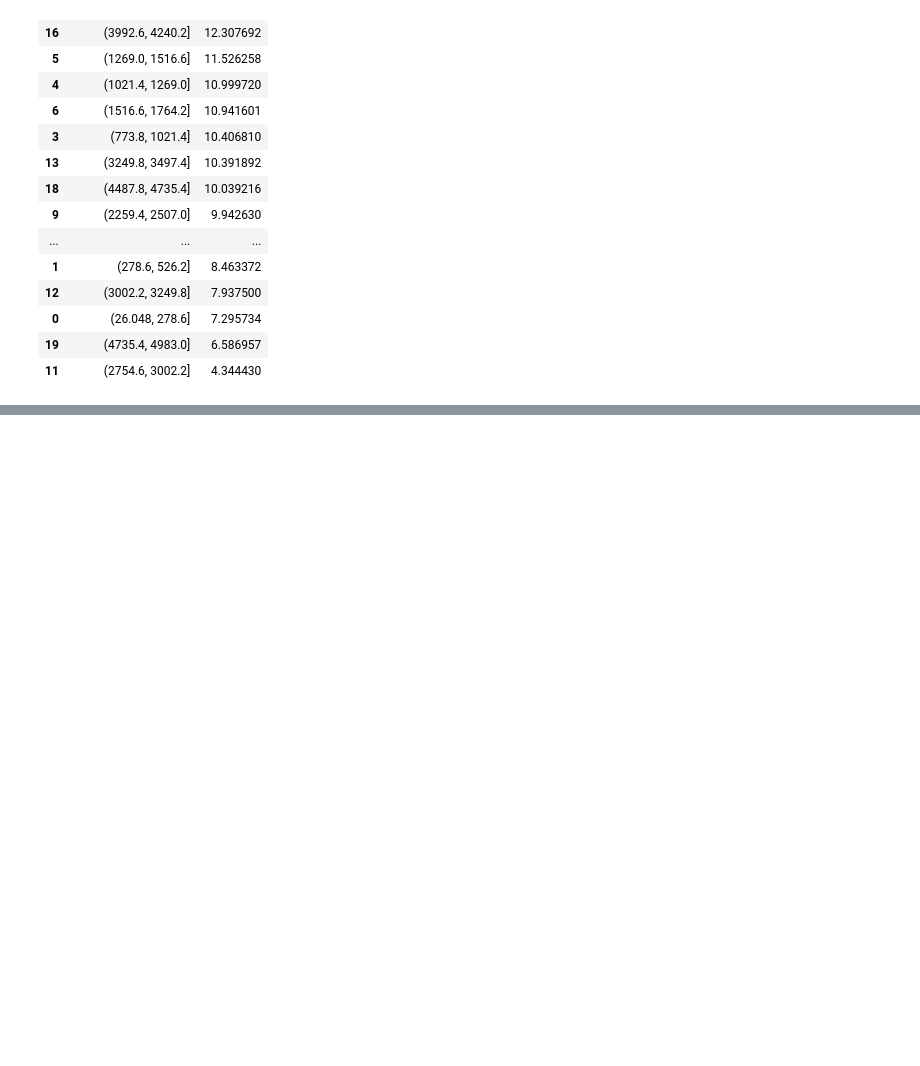
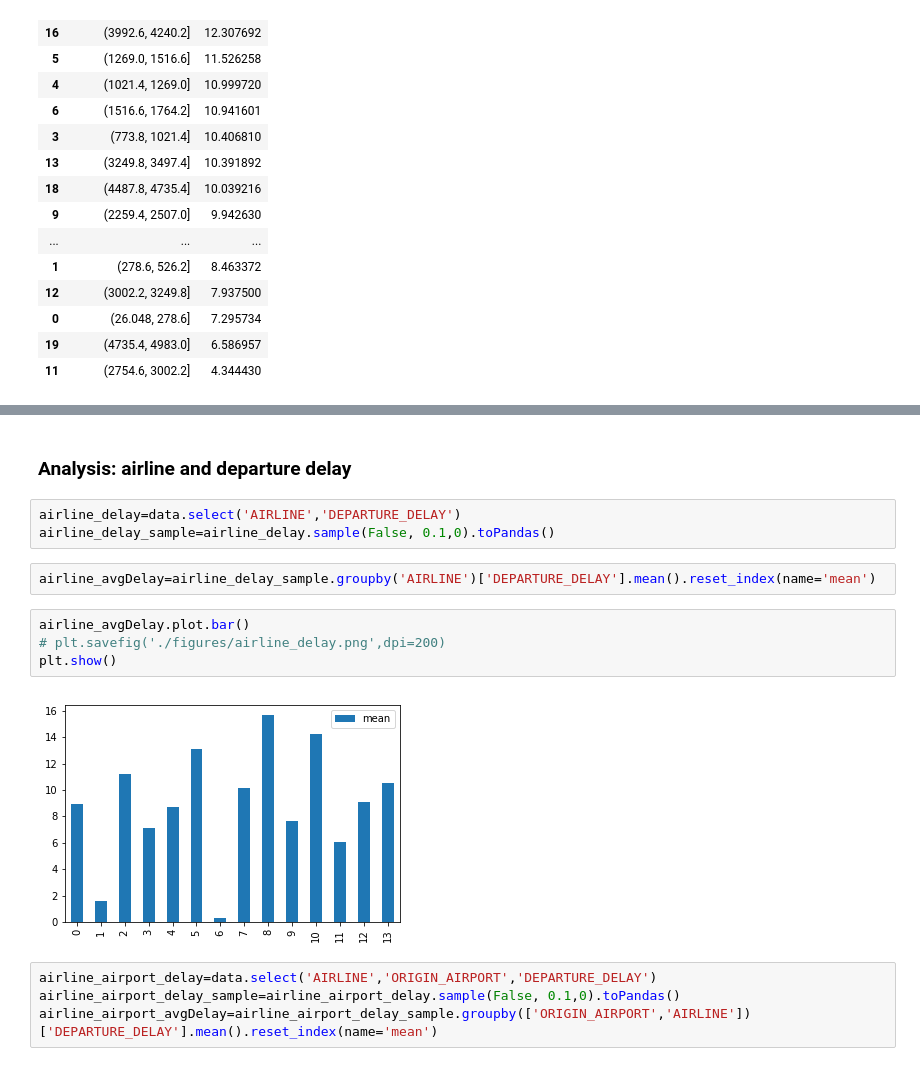
Before and after one commit to peatwan/no_rush, a Jupyter notebook: flight_xd.ipynb, the cells around one changed output, grey strips where cells are left out. Drawn from its saved outputs; the diff is of its cells as text; blank space fills up the shorter version.

```diff
--- a/flight_xd.ipynb
+++ b/flight_xd.ipynb
@@ -215,0 +324,17 @@ distance_avgDelay.sort_values(by=['mean'],ascending=False).head(20)
+# %% [markdown]
+### Analysis: airline and departure delay
+# %%
+airline_delay=data.select('AIRLINE','DEPARTURE_DELAY')
+airline_delay_sample=airline_delay.sample(False, 0.1,0).toPandas()
+# %%
+airline_avgDelay=airline_delay_sample.groupby('AIRLINE')['DEPARTURE_DELAY'].mean().reset_index(name='mean')
+# %%
+airline_avgDelay.plot.bar()
+# plt.savefig('./figures/airline_delay.png',dpi=200)
+plt.show()
+# %% [output]
+[figure, added]
+# %%
+airline_airport_delay=data.select('AIRLINE','ORIGIN_AIRPORT','DEPARTURE_DELAY')
+airline_airport_delay_sample=airline_airport_delay.sample(False, 0.1,0).toPandas()
+airline_airport_avgDelay=airline_airport_delay_sample.groupby(['ORIGIN_AIRPORT','AIRLINE'])['DEPARTURE_DELAY'].mean().reset_index(name='mean')
```
Also changed, not shown: parts of 37 cells of this notebook.
